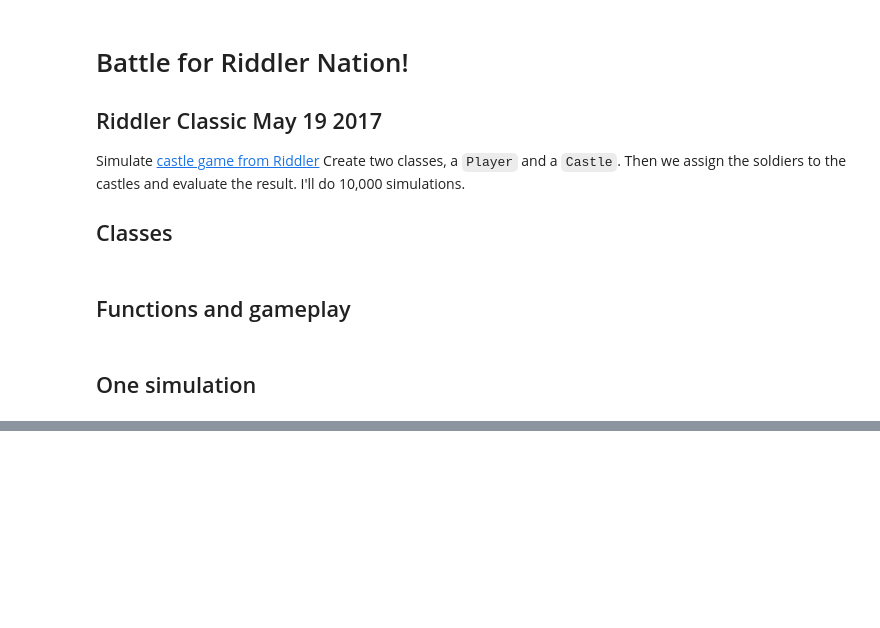
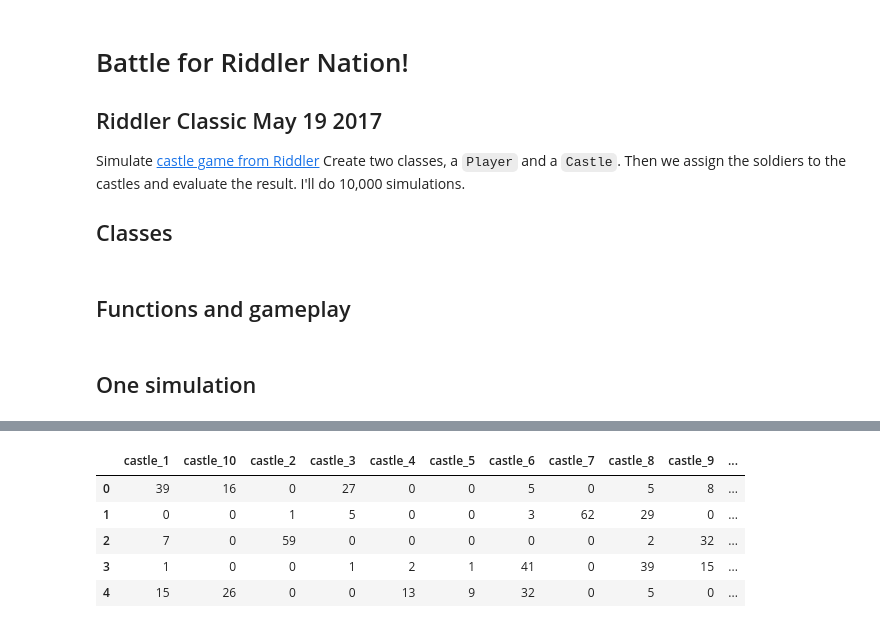
Before and after one commit to HigginTown/riddler, a Jupyter notebook: battle_for_riddler_nation.ipynb, the cells around one changed output, grey strips where cells are left out. Saved outputs shown, nothing was run; the diff lists cells and outputs as text; code cells hidden in the pictures; blank space fills up the shorter version.

```diff
--- a/battle_for_riddler_nation.ipynb
+++ b/battle_for_riddler_nation.ipynb
@@ -205,0 +220,11 @@ for i in range(10):
+# %%
+wins = pd.DataFrame(get_castle_scores(winners.distribution))
+wins['points'] = winners['points'].values
+wins.head()
+# %% [output]
+|  | castle_1 | castle_10 | castle_2 | castle_3 | castle_4 | castle_5 | castle_6 | castle_7 | castle_8 | castle_9 | ... |
+| 0 | 39 | 16 | 0 | 27 | 0 | 0 | 5 | 0 | 5 | 8 | ... |
+| 1 | 0 | 0 | 1 | 5 | 0 | 0 | 3 | 62 | 29 | 0 | ... |
+| 2 | 7 | 0 | 59 | 0 | 0 | 0 | 0 | 0 | 2 | 32 | ... |
+| 3 | 1 | 0 | 0 | 1 | 2 | 1 | 41 | 0 | 39 | 15 | ... |
+| 4 | 15 | 26 | 0 | 0 | 13 | 9 | 32 | 0 | 5 | 0 | ... |
```
Also changed, not shown: parts of 20 cells of this notebook.
